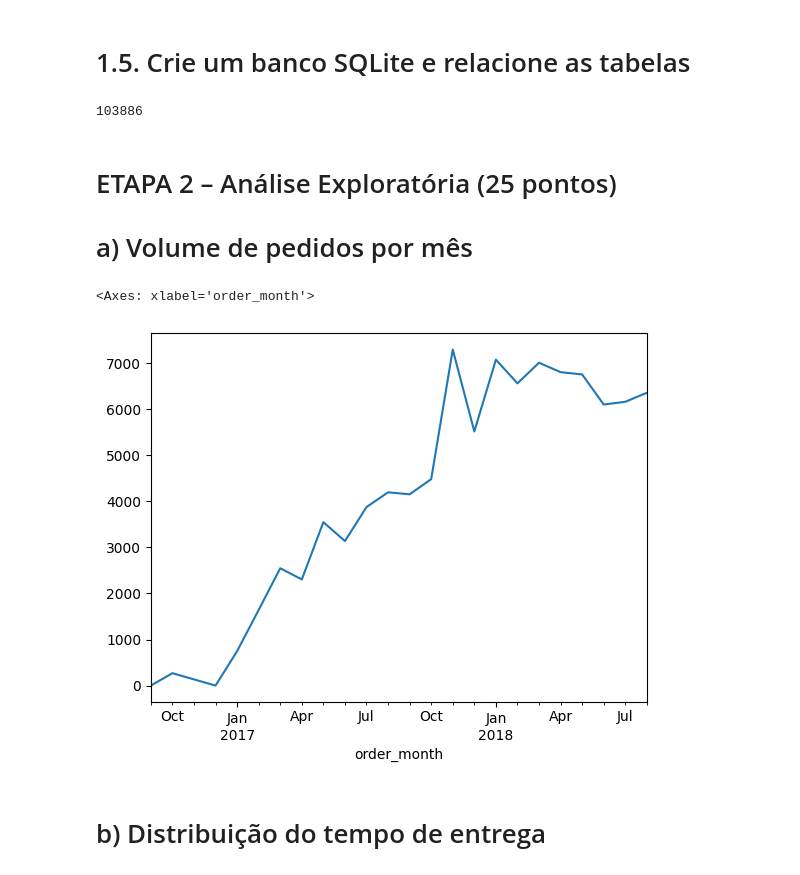
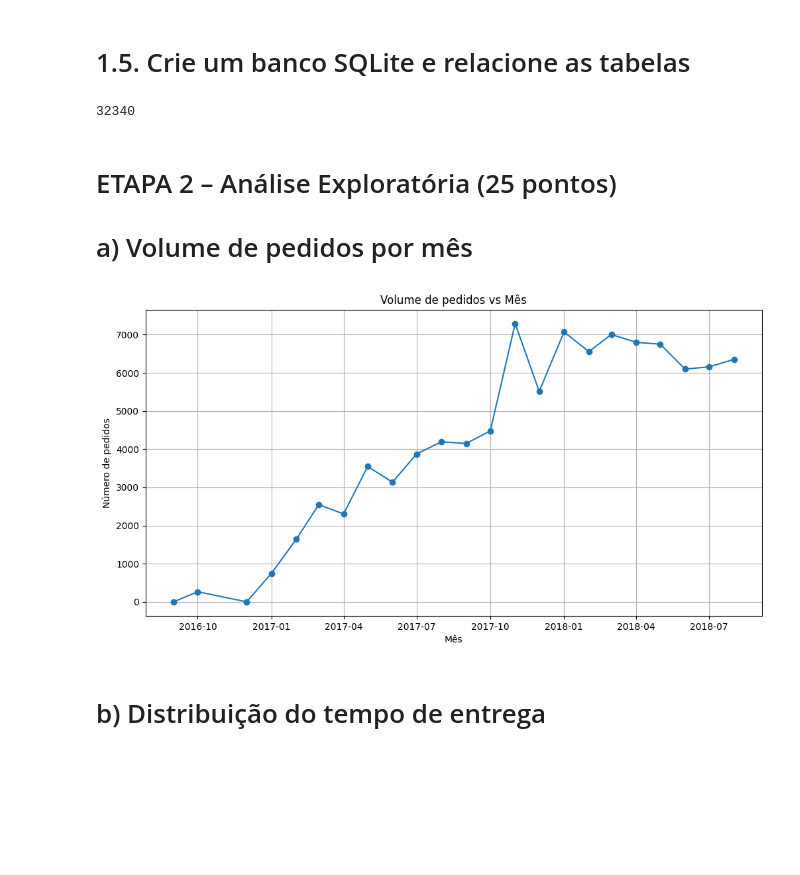
Before and after one commit to VYyudi/Programa-Trainee-triggo.ai-de-Excel-ncia-em-Engenharia-de-Dados-e-DataOps, a Jupyter notebook: Triggo_2025.ipynb, the cells around one changed output. Saved outputs shown, nothing was run; the diff lists cells and outputs as text; code cells hidden in the pictures; blank space fills up the shorter version.

```diff
--- a/Triggo_2025.ipynb
+++ b/Triggo_2025.ipynb
@@ -77,17 +78,39 @@ sellers.to_sql("sellers", conn, index=False, if_exists="replace")
 order_reviews.to_sql("order_reviews", conn, index=False, if_exists="replace")
 geolocation.to_sql("geolocation", conn, index=False, if_exists="replace")
 payments.to_sql("payments", conn, index=False, if_exists="replace")
+products.to_sql("products", conn, index=False, if_exists="replace")
 # %% [output]
-103886
+32340
 # %% [markdown]
 # ETAPA 2 – Análise Exploratória (25 pontos)
 # a) Volume de pedidos por mês
-# %%
-orders['order_month'] = orders['order_purchase_timestamp'].dt.to_period('M')
-monthly_orders = orders.groupby('order_month').size()
-monthly_orders.plot()
-# %% [output]
-<Axes: xlabel='order_month'>
-[figure, removed]
+# %%
+# Consulta SQL
+query = """
+SELECT
+  strftime('%Y-%m', order_purchase_timestamp) AS order_month,
+  COUNT(*) AS num_orders
+FROM orders
+WHERE order_status = 'delivered'
+GROUP BY order_month
+ORDER BY order_month
+"""
+
+# Executar a consulta
+monthly_orders = pd.read_sql_query(query, conn)
+
+# Converter para datetime para plotar corretamente
+monthly_orders['order_month'] = pd.to_datetime(monthly_orders['order_month'])
+
+# Plotar gráfico
+plt.figure(figsize=(12,6))
+plt.plot(monthly_orders['order_month'], monthly_orders['num_orders'], marker='o')
+plt.title('Volume de pedidos vs Mês')
+plt.xlabel('Mês')
+plt.ylabel('Número de pedidos')
+plt.grid(True)
+plt.show()
+# %% [output]
+[figure, added]
 # %% [markdown]
 # b) Distribuição do tempo de entrega
```
Also changed, not shown: parts of 12 cells of this notebook.
